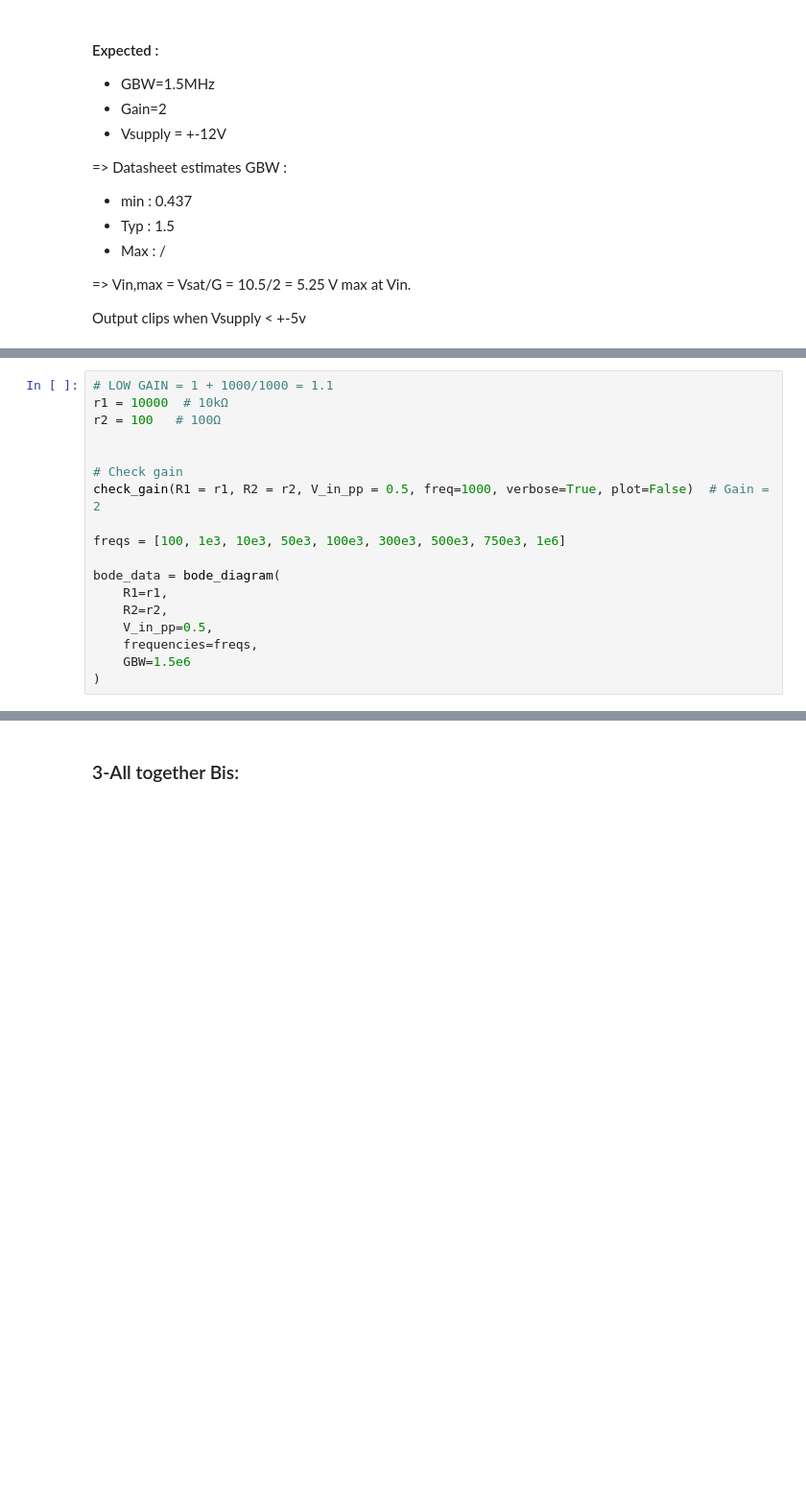
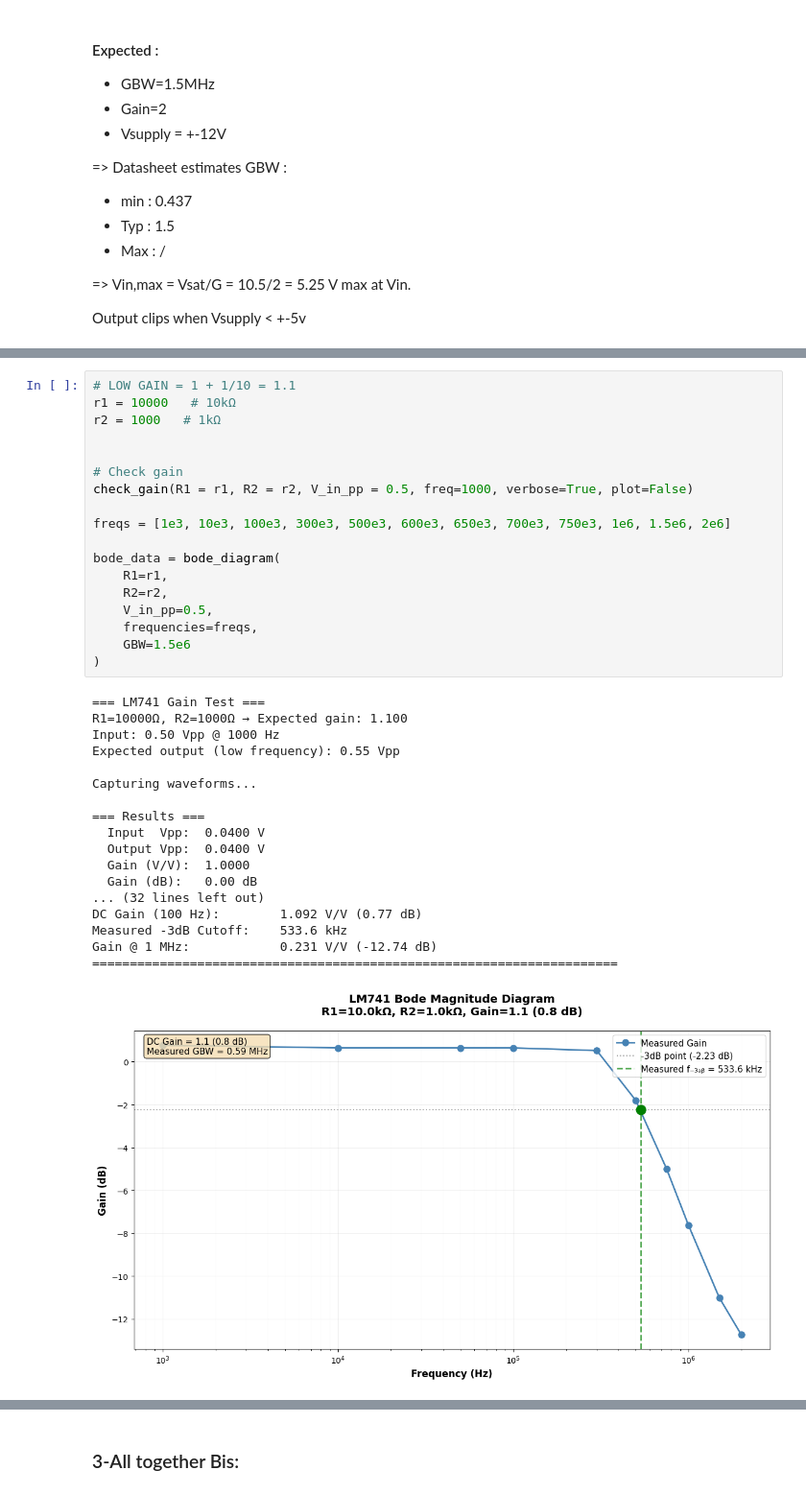
Before and after one commit to Muten-Roshi-Sama/Hardware_Processing_Lab_Oscillo-Waveform_Generators, a Jupyter notebook: RIGOL_data_acquisition.ipynb, the cells around one changed output, grey strips where cells are left out. Shown at 96% size. Cells and saved outputs as stored; diff of their text form; blank space fills up the shorter version.

```diff
--- a/RIGOL_data_acquisition.ipynb
+++ b/RIGOL_data_acquisition.ipynb
@@ -1641,18 +1655,37 @@ Gain @ 1 MHz:            0.429 V/V (-7.36 dB)
 # %%
-# LOW GAIN = 1 + 1000/1000 = 1.1
-r1 = 10000  # 10kΩ
-r2 = 100   # 100Ω
+# LOW GAIN = 1 + 1/10 = 1.1
+r1 = 10000   # 10kΩ
+r2 = 1000   # 1kΩ
 
 
 # Check gain
-check_gain(R1 = r1, R2 = r2, V_in_pp = 0.5, freq=1000, verbose=True, plot=False)  # Gain = 2
+check_gain(R1 = r1, R2 = r2, V_in_pp = 0.5, freq=1000, verbose=True, plot=False)
 
-freqs = [100, 1e3, 10e3, 50e3, 100e3, 300e3, 500e3, 750e3, 1e6]
+freqs = [1e3, 10e3, 100e3, 300e3, 500e3, 600e3, 650e3, 700e3, 750e3, 1e6, 1.5e6, 2e6]
 
 bode_data = bode_diagram(
     R1=r1,
     R2=r2,
     V_in_pp=0.5,
     frequencies=freqs,
     GBW=1.5e6
 )
+# %% [output]
+=== LM741 Gain Test ===
+R1=10000Ω, R2=1000Ω → Expected gain: 1.100
+Input: 0.50 Vpp @ 1000 Hz
+Expected output (low frequency): 0.55 Vpp
+
+Capturing waveforms...
+
+=== Results ===
+  Input  Vpp:  0.0400 V
+  Output Vpp:  0.0400 V
+  Gain (V/V):  1.0000
+  Gain (dB):   0.00 dB
+... (32 lines left out)
+DC Gain (100 Hz):        1.092 V/V (0.77 dB)
+Measured -3dB Cutoff:    533.6 kHz
+Gain @ 1 MHz:            0.231 V/V (-12.74 dB)
+======================================================================
+[figure, added]
```
Also changed, not shown: parts of 10 cells of this notebook, 1 other file.
